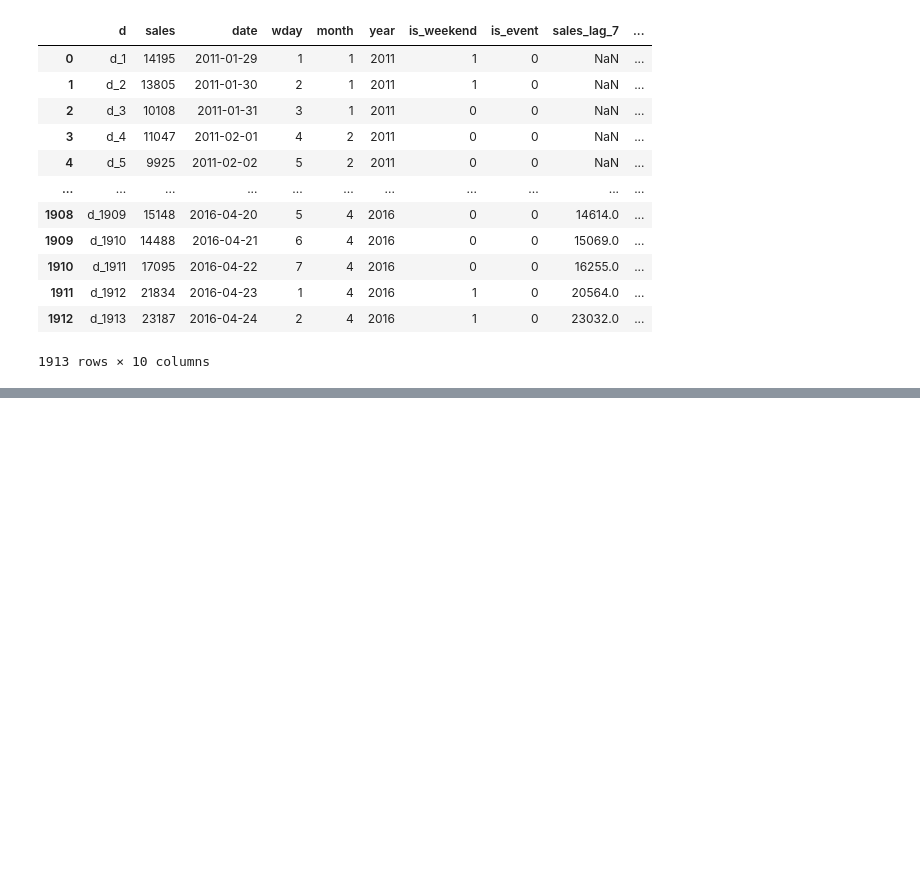
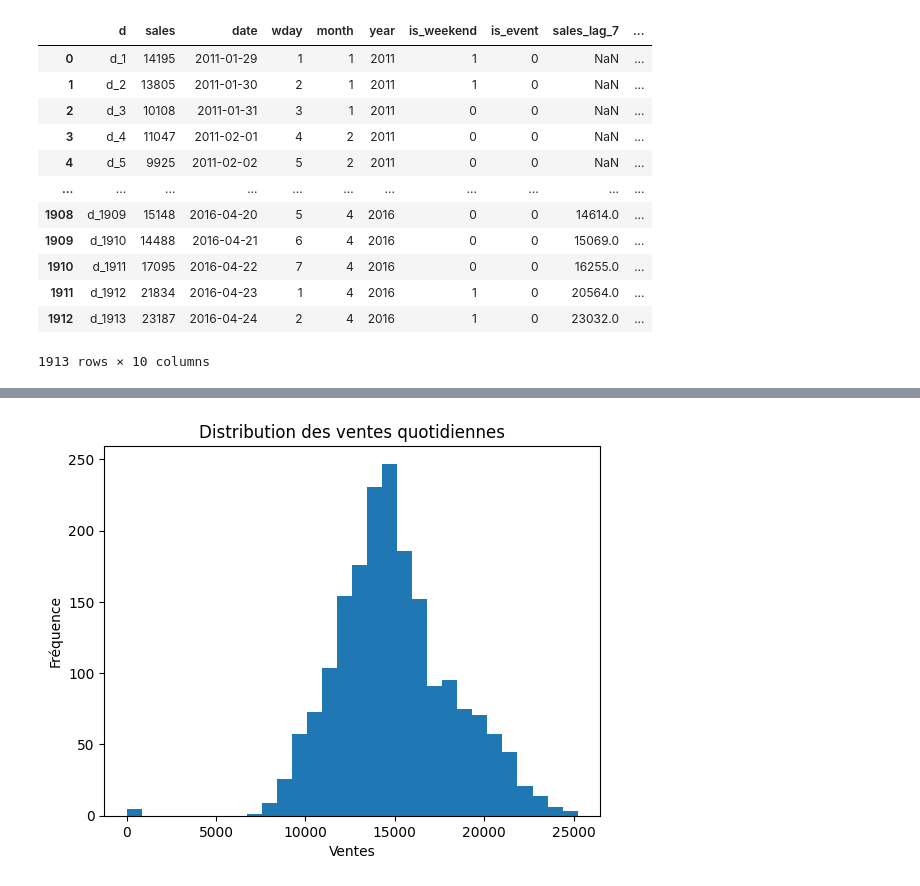
Before and after one commit to Vagaboss/P13-perso-predictions, a Jupyter notebook: notebook/preP13.ipynb, the cells around one changed output, grey strips where cells are left out. Cells and saved outputs as stored; diff of their text form; code cells hidden in the pictures; blank space fills up the shorter version.

```diff
--- a/notebook/preP13.ipynb
+++ b/notebook/preP13.ipynb
@@ -316,0 +425,9 @@ daily_sales_ca["sales_rolling_mean_7"] = (
+# %%
+plt.figure()
+plt.hist(df_model["sales"], bins=30)
+plt.title("Distribution des ventes quotidiennes")
+plt.xlabel("Ventes")
+plt.ylabel("Fréquence")
+plt.show()
+# %% [output]
+[figure, added]
```
Also changed, not shown: parts of 44 cells of this notebook, 1 other file.
